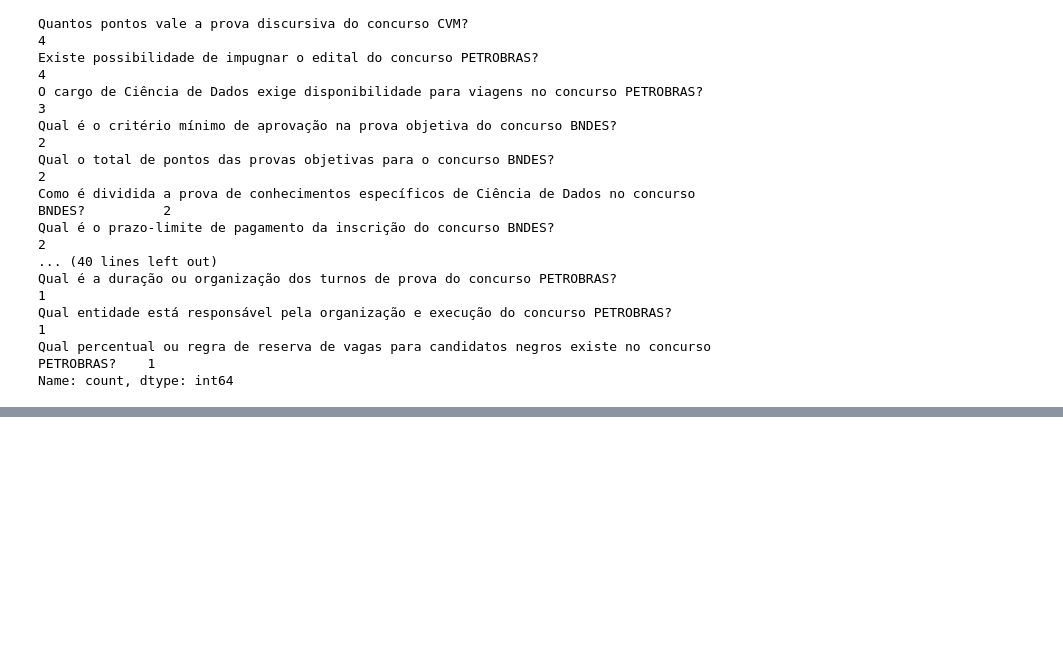
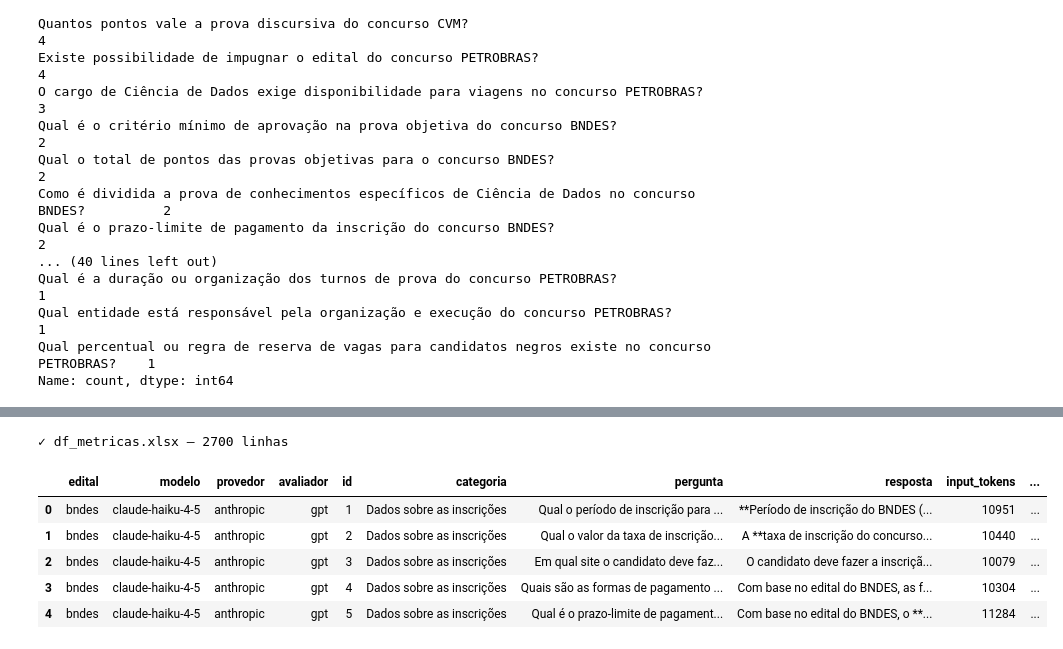
Before and after one commit to juliopatti/edital-assistant, a Jupyter notebook: evals/padronizacao/padronizacao_nomes_arquivos_llm_eval.ipynb, the cells around one changed output, grey strips where cells are left out. Saved outputs shown, nothing was run; the diff lists cells and outputs as text; code cells hidden in the pictures; blank space fills up the shorter version.

```diff
--- a/evals/padronizacao/padronizacao_nomes_arquivos_llm_eval.ipynb
+++ b/evals/padronizacao/padronizacao_nomes_arquivos_llm_eval.ipynb
@@ -566,0 +616,46 @@ Name: count, dtype: int64
+# %%
+dfs = []
+for pasta in sorted(p.name for p in lims_path.iterdir() if p.is_dir()):
+    edital, modelo = pasta.split("_", 1)
+
+    for avaliador in ["gpt", "opus"]:
+        caminho = lims_path / pasta / f"{pasta}_{avaliador}_eval.xlsx"
+        if not caminho.exists():
+            continue
+
+        df_temp = pd.read_excel(caminho)
+
+        # Renomear colunas de avaliação para nome genérico
+        df_temp = df_temp.rename(columns={
+            f"avaliacao_{avaliador}": "avaliacao",
+            f"justificativa_{avaliador}": "justificativa"
+        })
+
+        df_temp["edital"] = edital
+        df_temp["modelo"] = modelo
+        df_temp["provedor"] = get_provedor(modelo)
+        df_temp["avaliador"] = avaliador
+
+        dfs.append(df_temp)
+
+df_metricas = pd.concat(dfs, ignore_index=True)
+
+# Reordenar colunas
+cols = ["edital", "modelo", "provedor", "avaliador", "id", "categoria", "pergunta", "resposta",
+        "input_tokens", "output_tokens", "total_tokens", "cache_read_tokens", "cache_miss_tokens",
+        "n_invocacoes", "latencia_s", "avaliacao", "justificativa"]
+# Manter apenas colunas que existem (custo_usd e custo_real_usd ficam de fora)
+cols = [c for c in cols if c in df_metricas.columns]
+df_metricas = df_metricas[cols]
+
+df_metricas.to_excel(lims_path / "df_metricas.xlsx", index=False)
+print(f"✓ df_metricas.xlsx — {len(df_metricas)} linhas")
+df_metricas.head()
+# %% [output]
+✓ df_metricas.xlsx — 2700 linhas
+|  | edital | modelo | provedor | avaliador | id | categoria | pergunta | resposta | input_tokens | ... |
+| 0 | bndes | claude-haiku-4-5 | anthropic | gpt | 1 | Dados sobre as inscrições | Qual o período de inscrição para ... | **Período de inscrição do BNDES (... | 10951 | ... |
+| 1 | bndes | claude-haiku-4-5 | anthropic | gpt | 2 | Dados sobre as inscrições | Qual o valor da taxa de inscrição... | A **taxa de inscrição do concurso... | 10440 | ... |
+| 2 | bndes | claude-haiku-4-5 | anthropic | gpt | 3 | Dados sobre as inscrições | Em qual site o candidato deve faz... | O candidato deve fazer a inscriçã... | 10079 | ... |
+| 3 | bndes | claude-haiku-4-5 | anthropic | gpt | 4 | Dados sobre as inscrições | Quais são as formas de pagamento ... | Com base no edital do BNDES, as f... | 10304 | ... |
+| 4 | bndes | claude-haiku-4-5 | anthropic | gpt | 5 | Dados sobre as inscrições | Qual é o prazo-limite de pagament... | Com base no edital do BNDES, o **... | 11284 | ... |
```
Also changed, not shown: parts of 1 cell of this notebook, 5 other files.
